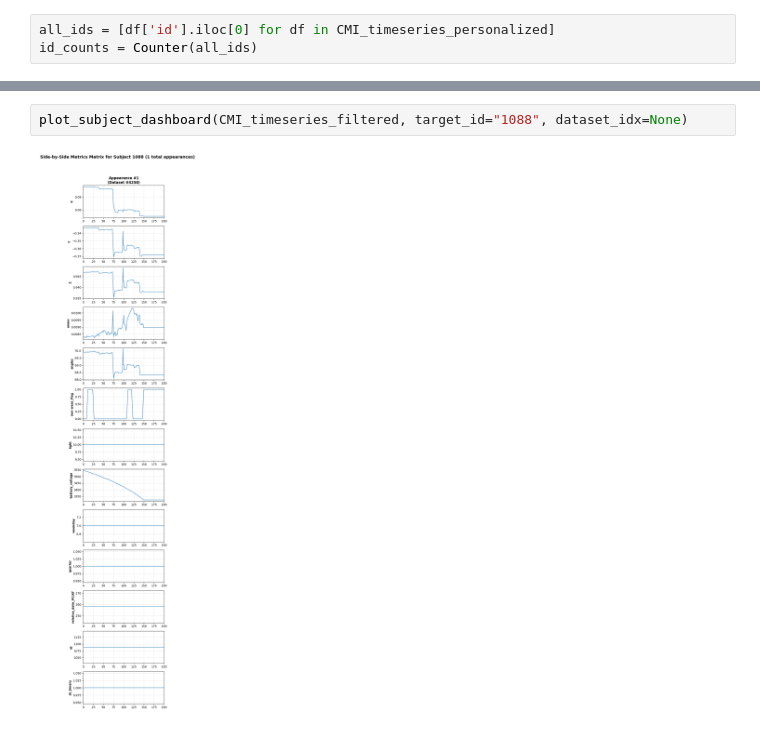
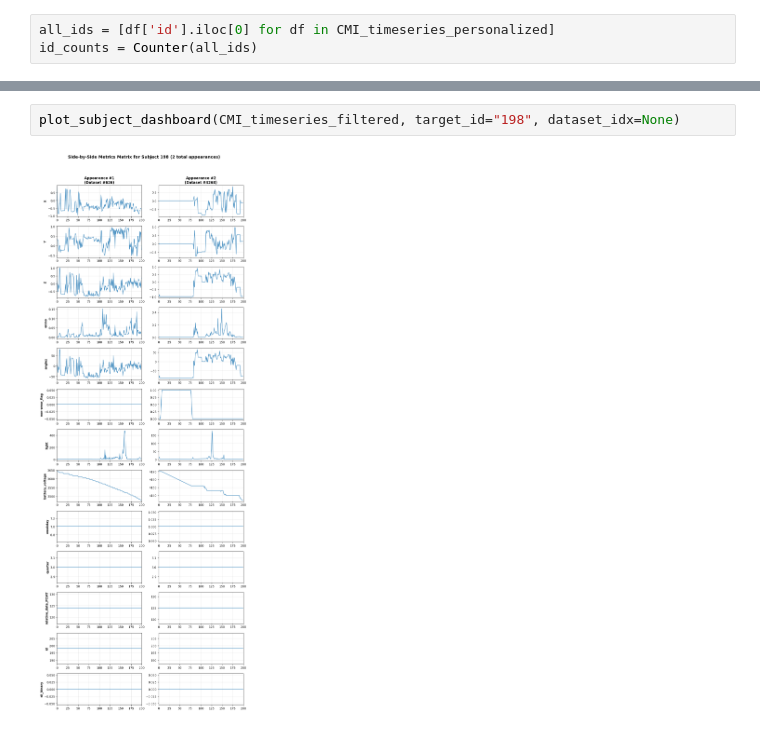
Before and after one commit to alicecalderini/DATAMINING_2-Project, a Jupyter notebook: 10. TIME SERIES/1.TS CLEANING.ipynb, the cells around one changed output, grey strips where cells are left out. Saved outputs shown, nothing was run; the diff lists cells and outputs as text.

```diff
--- a/10. TIME SERIES/1.TS CLEANING.ipynb
+++ b/10. TIME SERIES/1.TS CLEANING.ipynb
@@ -863,5 +978,5 @@ id_counts
 # %%
-plot_subject_dashboard(CMI_timeseries_filtered, target_id="1088", dataset_idx=None)
+plot_subject_dashboard(CMI_timeseries_filtered, target_id="198", dataset_idx=None)
 # %% [output]
-[figure, old version]
+[figure, new version]
 # %%
```
Also changed, not shown: parts of 17 cells of this notebook, 2 other files.
